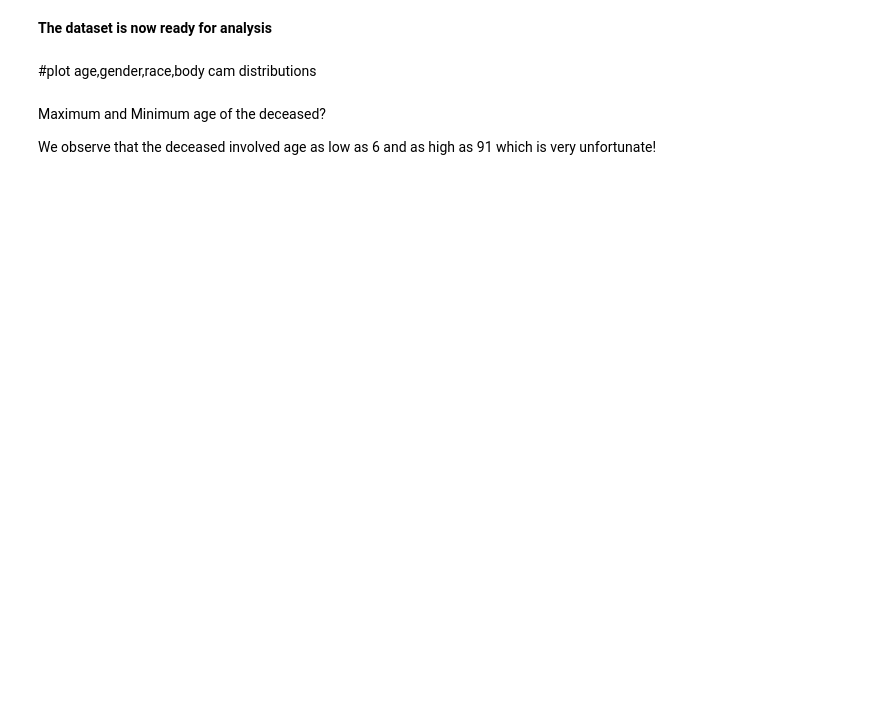
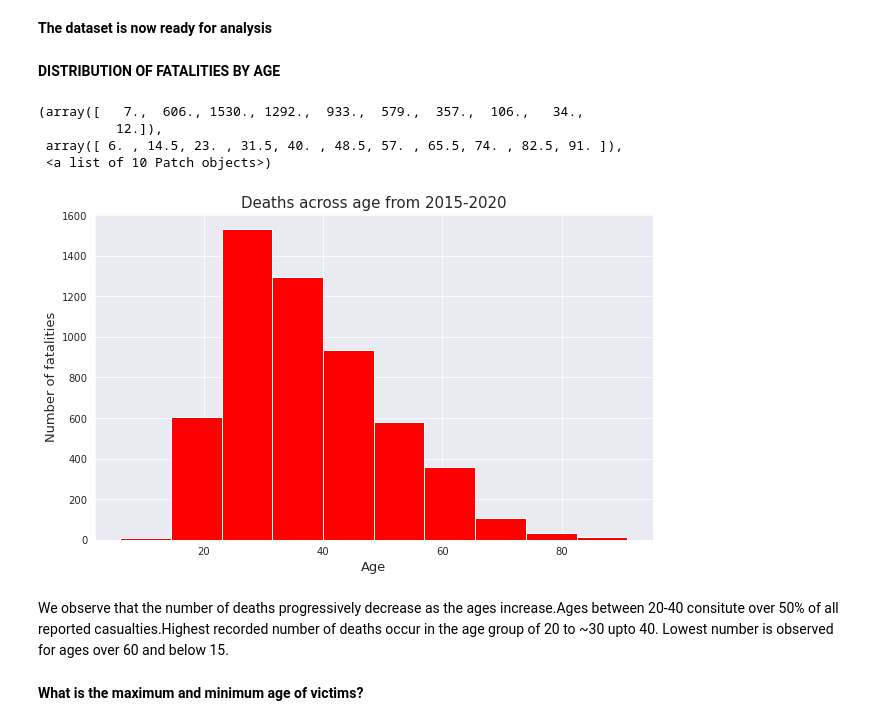
Before and after one commit to dedpool-glitch/USPS, a Jupyter notebook: usps1520.ipynb, the cells around one changed output. Cells and saved outputs as stored; diff of their text form; code cells hidden in the pictures; blank space fills up the shorter version.

```diff
--- a/usps1520.ipynb
+++ b/usps1520.ipynb
@@ -126,0 +132,6 @@ memory usage: 573.8+ KB
+# %%
+#splitting date into 3 columns year month and day
+usps['year']=pd.DatetimeIndex(usps['date']).year
+usps['month']=pd.DatetimeIndex(usps['date']).strftime('%b')
+usps['day']=pd.DatetimeIndex(usps['date']).strftime('%A')
+usps.drop(['date'],axis=1,inplace=True)
@@ -127,8 +147,22 @@ memory usage: 573.8+ KB
+# %%
+sns.set_style('darkgrid')
 # %% [markdown]
 **The dataset is now ready for analysis**
-# %% [markdown]
-#plot age,gender,race,body cam distributions
-# %% [markdown]
-Maximum and Minimum age of the deceased?
-
-We observe that the deceased involved age as low as 6 and as high as 91 which is very unfortunate!
+# %% [markdown]
+**DISTRIBUTION OF FATALITIES BY AGE**
+# %%
+plt.figure(figsize=(10,6))
+plt.title('Deaths across age from 2015-2020',size=15)
+plt.xlabel('Age',size=13)
+plt.ylabel('Number of fatalities',size=13)
+plt.hist(usps['age'],color='red')
+# %% [output]
+(array([   7.,  606., 1530., 1292.,  933.,  579.,  357.,  106.,   34.,
+          12.]),
+ array([ 6. , 14.5, 23. , 31.5, 40. , 48.5, 57. , 65.5, 74. , 82.5, 91. ]),
+ <a list of 10 Patch objects>)
+[figure, added]
+# %% [markdown]
+We observe that the number of deaths progressively decrease as the ages increase.Ages between 20-40 consitute over 50% of all reported casualties.Highest recorded number of deaths occur in the age group of 20 to ~30 upto 40. Lowest number is observed for ages over 60 and below 15.
+# %% [markdown]
+**What is the maximum and minimum age of victims?**
```
Also changed, not shown: parts of 15 cells of this notebook.
